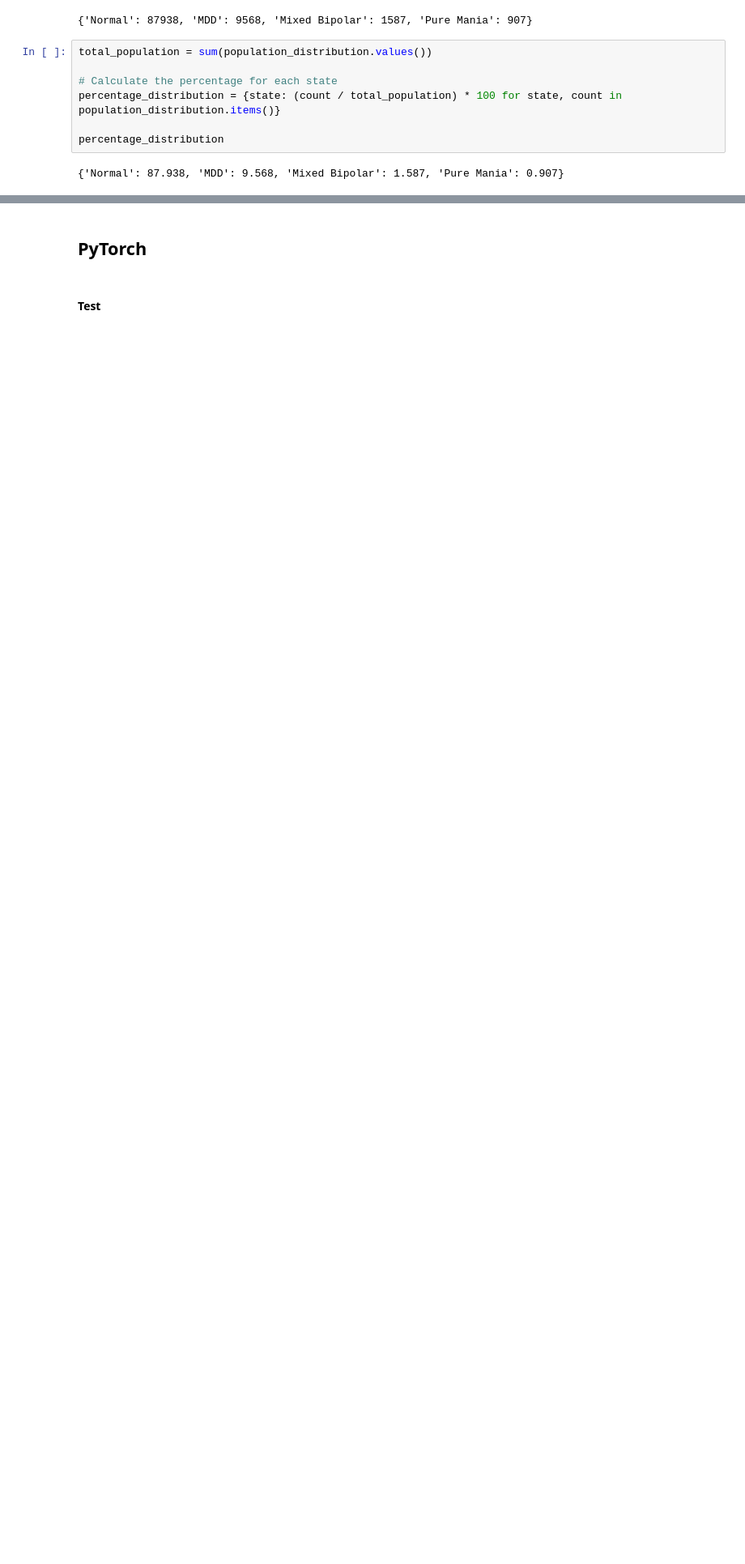
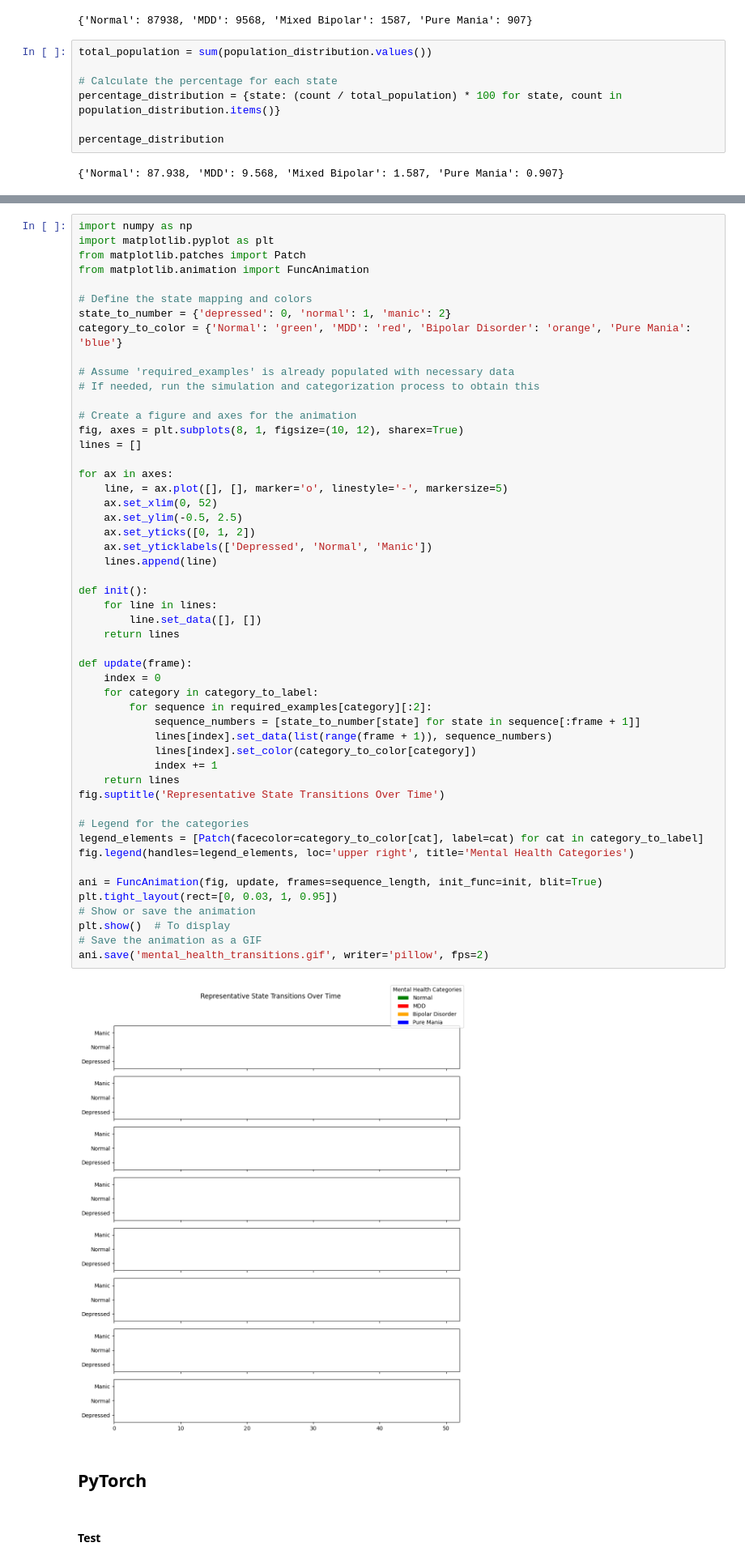
Before and after one commit to YiqianZhang1004/Computational_Psychiatry, a Jupyter notebook: Markov_mood_model.ipynb, the cells around one changed output, grey strips where cells are left out. Shown at 81% size. Cells and saved outputs as stored; diff of their text form; blank space fills up the shorter version.

```diff
--- a/Markov_mood_model.ipynb
+++ b/Markov_mood_model.ipynb
@@ -465,3 +745,56 @@ percentage_distribution
+# %%
+import numpy as np
+import matplotlib.pyplot as plt
+from matplotlib.patches import Patch
+from matplotlib.animation import FuncAnimation
+
+# Define the state mapping and colors
+state_to_number = {'depressed': 0, 'normal': 1, 'manic': 2}
+category_to_color = {'Normal': 'green', 'MDD': 'red', 'Bipolar Disorder': 'orange', 'Pure Mania': 'blue'}
+
+# Assume 'required_examples' is already populated with necessary data
+# If needed, run the simulation and categorization process to obtain this
+
+# Create a figure and axes for the animation
+fig, axes = plt.subplots(8, 1, figsize=(10, 12), sharex=True)
+lines = []
+
+for ax in axes:
+    line, = ax.plot([], [], marker='o', linestyle='-', markersize=5)
+    ax.set_xlim(0, 52)
+    ax.set_ylim(-0.5, 2.5)
+    ax.set_yticks([0, 1, 2])
+    ax.set_yticklabels(['Depressed', 'Normal', 'Manic'])
+    lines.append(line)
+
+def init():
+    for line in lines:
+        line.set_data([], [])
+    return lines
+
+def update(frame):
+    index = 0
+    for category in category_to_label:
+        for sequence in required_examples[category][:2]:
+            sequence_numbers = [state_to_number[state] for state in sequence[:frame + 1]]
+            lines[index].set_data(list(range(frame + 1)), sequence_numbers)
+            lines[index].set_color(category_to_color[category])
+            index += 1
+    return lines
+fig.suptitle('Representative State Transitions Over Time')
+
+# Legend for the categories
+legend_elements = [Patch(facecolor=category_to_color[cat], label=cat) for cat in category_to_label]
+fig.legend(handles=legend_elements, loc='upper right', title='Mental Health Categories')
+
+ani = FuncAnimation(fig, update, frames=sequence_length, init_func=init, blit=True)
+plt.tight_layout(rect=[0, 0.03, 1, 0.95])
+# Show or save the animation
+plt.show()  # To display
+# Save the animation as a GIF
+ani.save('mental_health_transitions.gif', writer='pillow', fps=2)
+# %% [output]
+[figure, added]
 # %% [markdown]
 ## PyTorch
 # %% [markdown]
```
Also changed, not shown: parts of 3 cells of this notebook, 1 other file.
